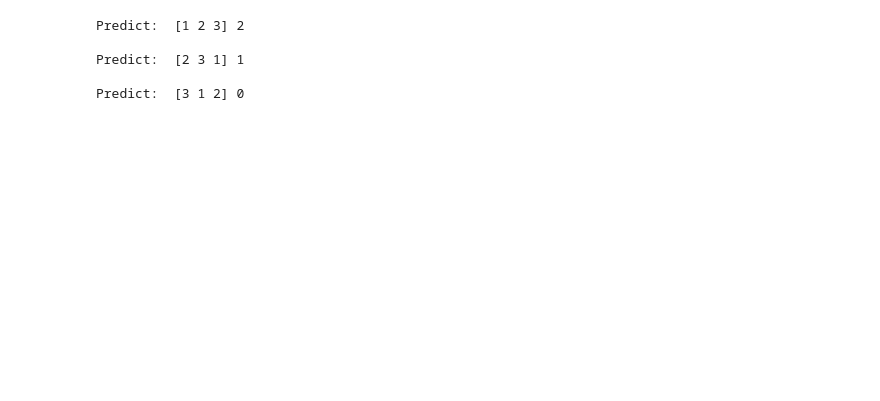
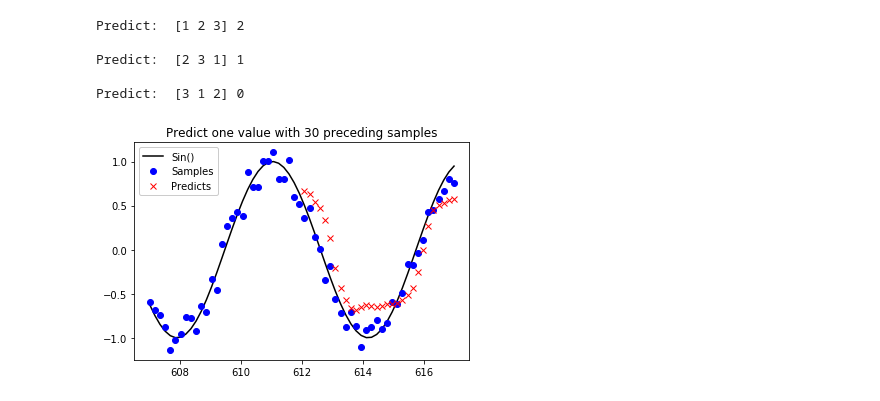
Before and after one commit to 2015xli/recurrent-network, a Jupyter notebook: recurrent-perceptron.ipynb, the cells around one changed output. Cells and saved outputs as stored; diff of their text form; code cells hidden in the pictures; blank space fills up the shorter version.

```diff
--- a/recurrent-perceptron.ipynb
+++ b/recurrent-perceptron.ipynb
@@ -199,4 +254,69 @@ Predict:  [1 2 3] 2
 Predict:  [2 3 1] 1
 
 Predict:  [3 1 2] 0
+# %%
+import matplotlib.pylab as plt
+
+def noisize(X):
+    Y = X + (np.random.random_sample(X.shape) - 0.5) * 0.4
+    return Y
+
+def run_rnn_sine():
+    # training data
+    n_seq = 300
+    seq_len = 30
+    scope = 5    # scope < 10
+    X = np.linspace(0, 10, seq_len+1)[None, :]
+    for i in range(n_seq-1):
+        j = np.random.randint(0, 1000)
+        X = np.concatenate((X, np.linspace(j, j+scope, seq_len+1)[None, :]))
+
+    Label = np.sin(X)
+    Input = noisize(Label)
+
+    # build the network
+    n_x = 1; n_h= 133; n_y=1
+    outlayer = MSELayer(n_h, n_y)
+    rnn = RecurNet(n_x, n_h, n_y,
+                   outlayer=outlayer, learning=0.001)
+
+
+    Input = Input[:, :seq_len].reshape(n_seq, seq_len, n_x, 1)
+    Label = Label[:, 1:].reshape(n_seq, seq_len, n_x, 1)
+
+    # training
+    n_epoch = 1
+    for j in range(n_epoch):
+        for i in range(n_seq):
+            rnn.train_1batch(Input[i], Label[i])
+
+    # testing data
+    j = np.random.randint(0, 1000)
+    new_len = seq_len * 2
+    new_scope = scope * 2
+    X = np.linspace(j, j+new_scope, new_len)
+
+    Label = np.sin(X)
+    Raw = noisize(Label)
+    Input = Raw.reshape(new_len, n_x, 1)
+    Output = np.zeros(seq_len)
+
+    # predicting
+    for i in range(seq_len):
+        Output[i] = rnn.predict_1batch(Input[i:(seq_len+i)])
+
+    # showing
+    plt.plot(X, Label, 'k', label="Sin()")
+    plt.plot(X, Raw, 'bo', label="Samples")
+    plt.plot(X[seq_len:], Output, 'rx', label="Predicts")
+    leg = plt.legend(loc='upper left')
+    leg.get_frame().set_alpha(1)
+    plt.title('Predict one value with 30 preceding samples')
+    plt.show()
+
+if __name__ == "__main__":
+    np.seterr(all="raise")
+    run_rnn_sine()
+# %% [output]
+[figure, added]
 # %%
```
Also changed, not shown: parts of 4 cells of this notebook.
